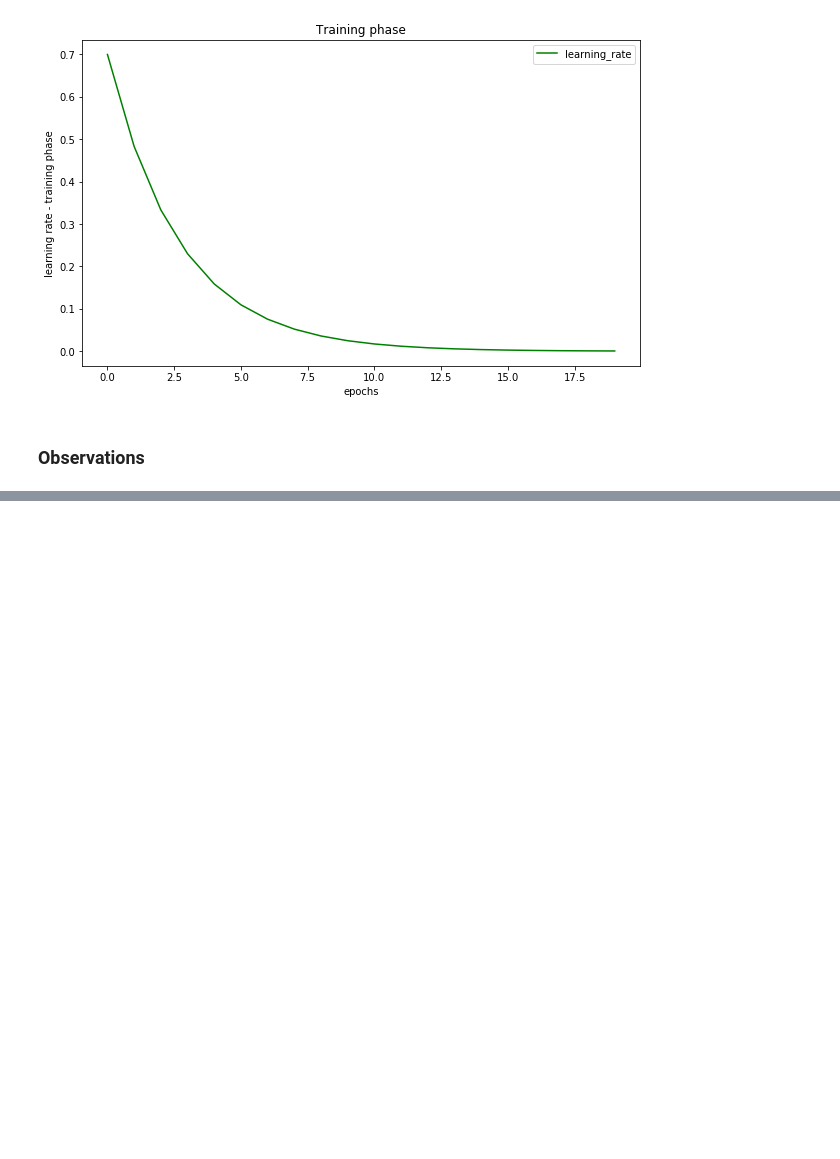
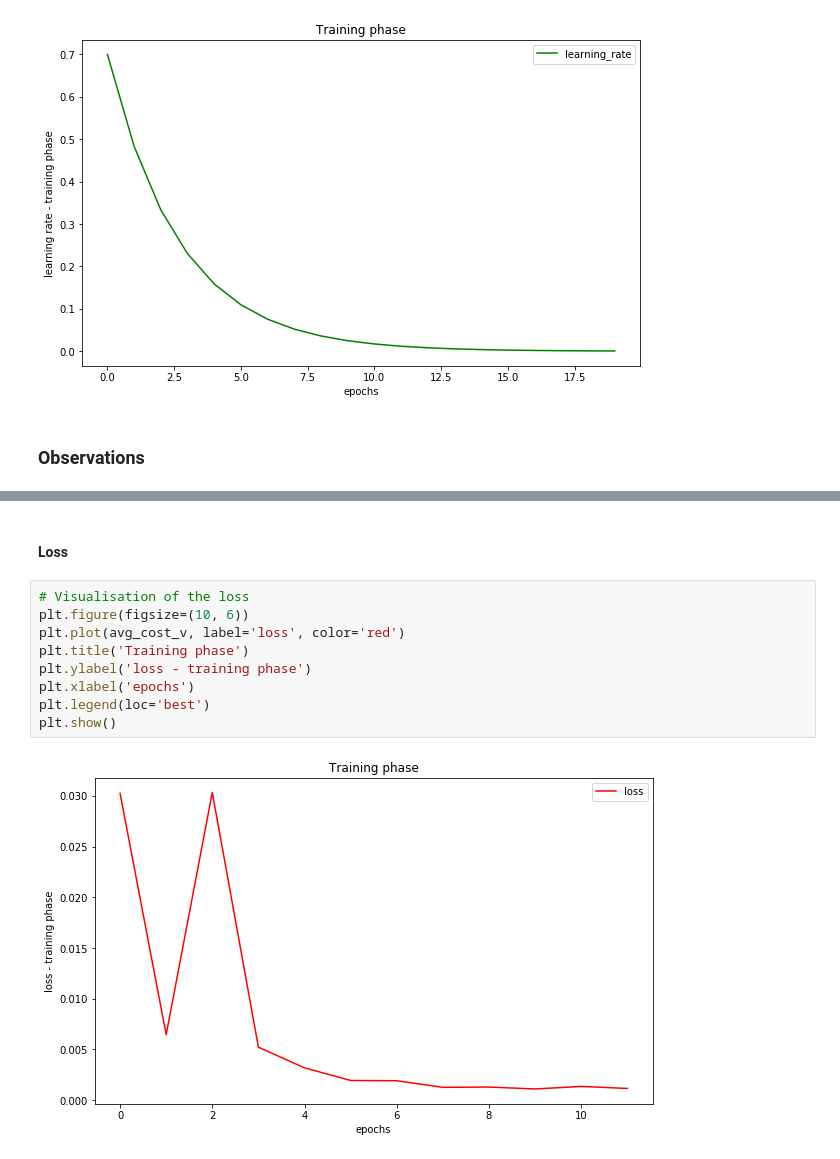
Before and after one commit to ldom1/MNIST-Digital-Recognition, a Jupyter notebook: Devoir_NN.ipynb, the cells around one changed output, grey strips where cells are left out. Drawn from its saved outputs; the diff is of its cells as text; blank space fills up the shorter version.

```diff
--- a/Devoir_NN.ipynb
+++ b/Devoir_NN.ipynb
@@ -549,0 +668,13 @@ plt.show()
+# %% [markdown]
+#### Loss
+# %%
+# Visualisation of the loss
+plt.figure(figsize=(10, 6))
+plt.plot(avg_cost_v, label='loss', color='red')
+plt.title('Training phase')
+plt.ylabel('loss - training phase')
+plt.xlabel('epochs')
+plt.legend(loc='best')
+plt.show()
+# %% [output]
+[figure, added]
```
Also changed, not shown: parts of 20 cells of this notebook, 6 other files.
